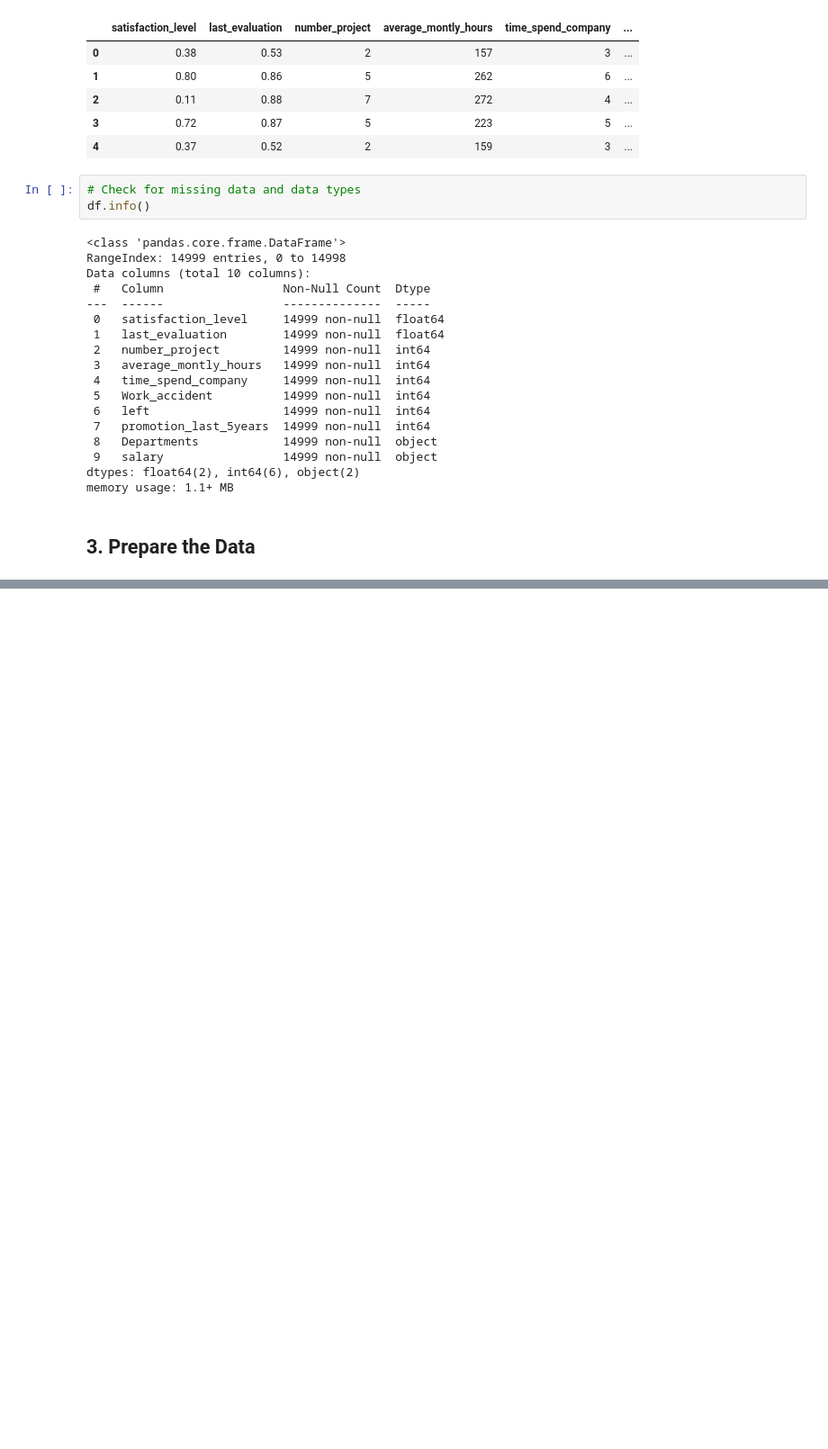
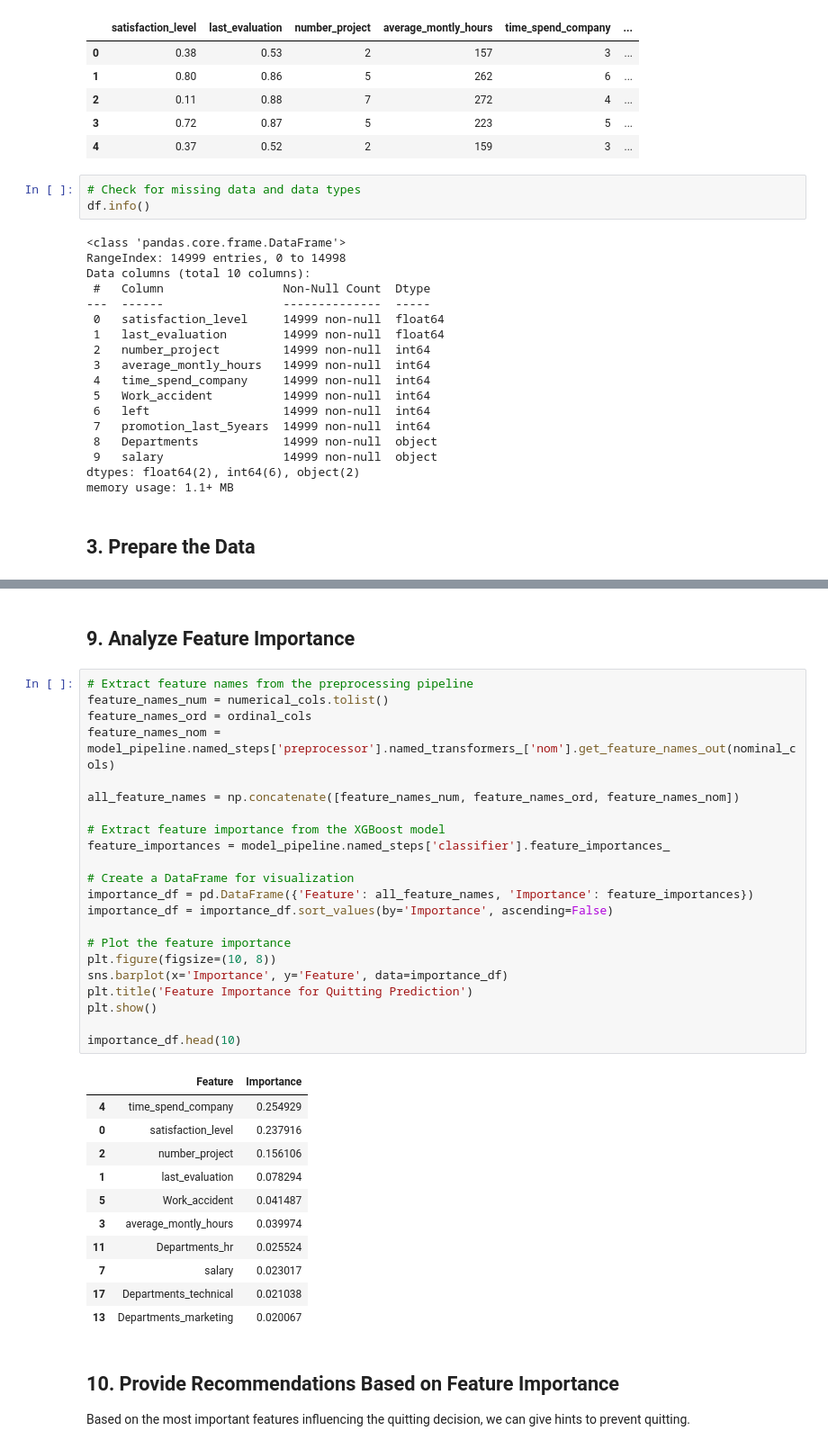
Before and after one commit to suntisfied/attrition-predictor, a Jupyter notebook: attrition_predictor_notebook/attrition_predictor_with_eda.ipynb, the cells around one changed output, grey strips where cells are left out. Shown at 90% size. Saved outputs shown, nothing was run; the diff lists cells and outputs as text; blank space fills up the shorter version.

```diff
--- a/attrition_predictor_notebook/attrition_predictor_with_eda.ipynb
+++ b/attrition_predictor_notebook/attrition_predictor_with_eda.ipynb
@@ -150,0 +199,39 @@ From the comparison above, you can identify the model that best predicts the pro
+# %% [markdown]
+## 9. Analyze Feature Importance
+# %%
+# Extract feature names from the preprocessing pipeline
+feature_names_num = numerical_cols.tolist()
+feature_names_ord = ordinal_cols
+feature_names_nom = model_pipeline.named_steps['preprocessor'].named_transformers_['nom'].get_feature_names_out(nominal_cols)
+
+all_feature_names = np.concatenate([feature_names_num, feature_names_ord, feature_names_nom])
+
+# Extract feature importance from the XGBoost model
+feature_importances = model_pipeline.named_steps['classifier'].feature_importances_
+
+# Create a DataFrame for visualization
+importance_df = pd.DataFrame({'Feature': all_feature_names, 'Importance': feature_importances})
+importance_df = importance_df.sort_values(by='Importance', ascending=False)
+
+# Plot the feature importance
+plt.figure(figsize=(10, 8))
+sns.barplot(x='Importance', y='Feature', data=importance_df)
+plt.title('Feature Importance for Quitting Prediction')
+plt.show()
+
+importance_df.head(10)
+# %% [output]
+|  | Feature | Importance |
+| 4 | time_spend_company | 0.254929 |
+| 0 | satisfaction_level | 0.237916 |
+| 2 | number_project | 0.156106 |
+| 1 | last_evaluation | 0.078294 |
+| 5 | Work_accident | 0.041487 |
+| 3 | average_montly_hours | 0.039974 |
+| 11 | Departments_hr | 0.025524 |
+| 7 | salary | 0.023017 |
+| 17 | Departments_technical | 0.021038 |
+| 13 | Departments_marketing | 0.020067 |
+# %% [markdown]
+## 10. Provide Recommendations Based on Feature Importance
+Based on the most important features influencing the quitting decision, we can give hints to prevent quitting.
```
Also changed, not shown: parts of 20 cells of this notebook.
